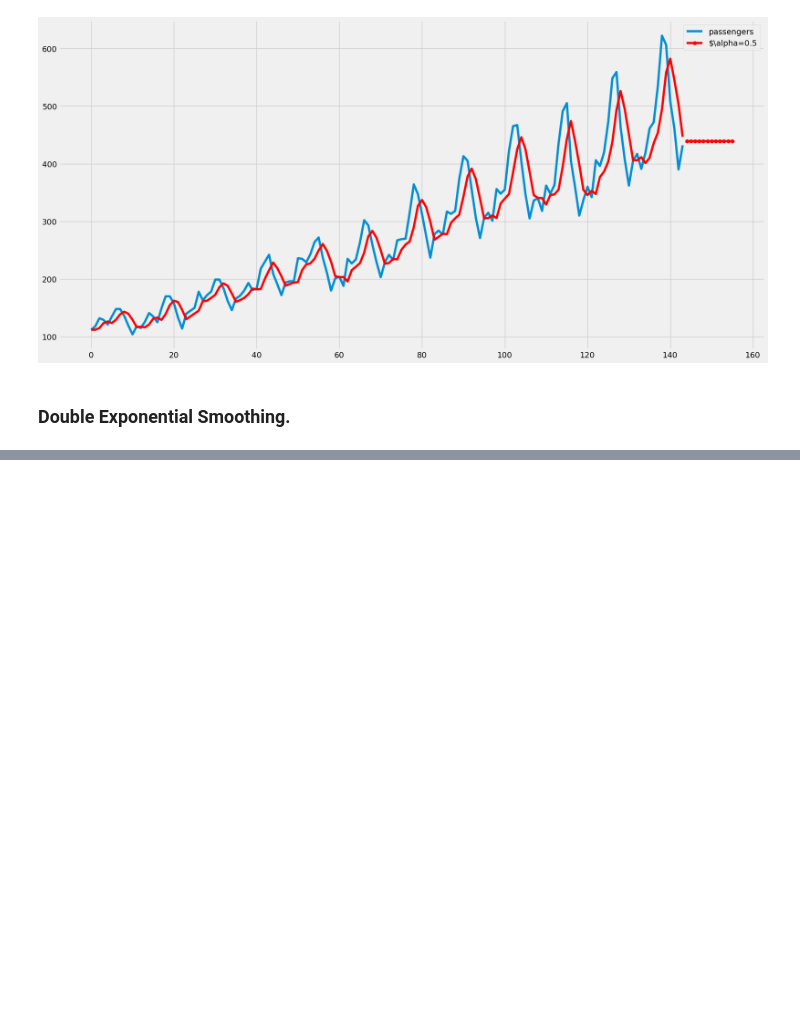
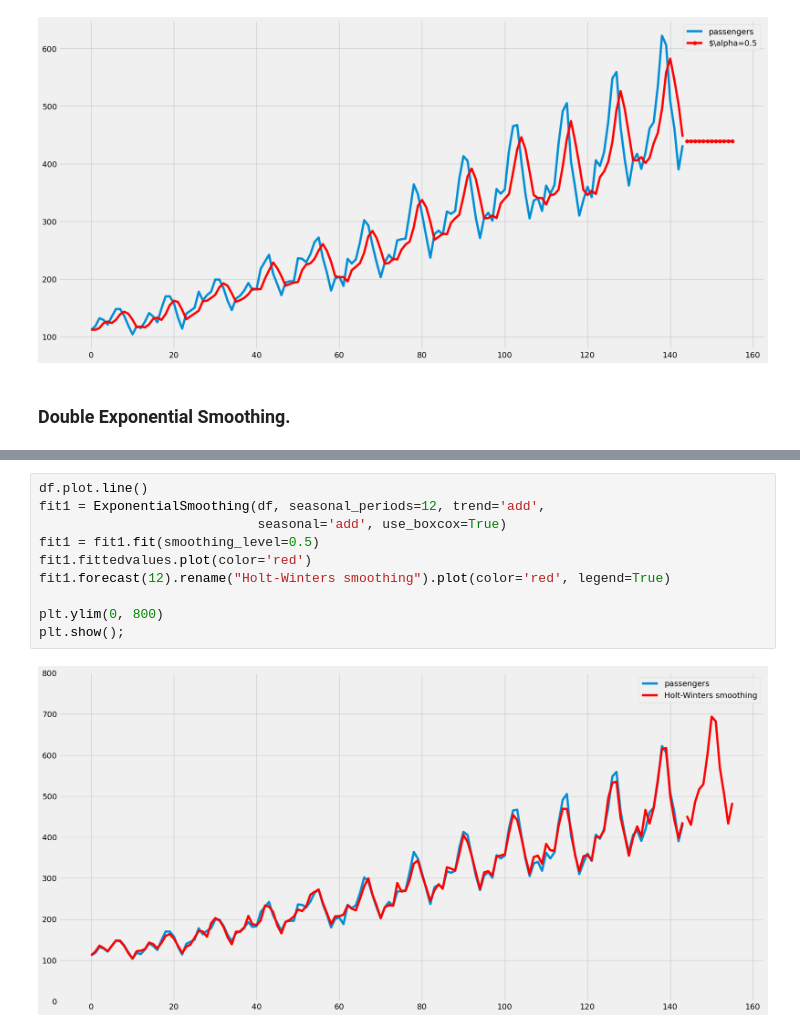
Before and after one commit to bachaudhry/time_series, a Jupyter notebook: ts_with_k/02_Smoothing_Methods.ipynb, the cells around one changed output, grey strips where cells are left out. Drawn from its saved outputs; the diff is of its cells as text; blank space fills up the shorter version.

```diff
--- a/ts_with_k/02_Smoothing_Methods.ipynb
+++ b/ts_with_k/02_Smoothing_Methods.ipynb
@@ -89,0 +126,12 @@ plt.show()
+# %%
+df.plot.line()
+fit1 = ExponentialSmoothing(df, seasonal_periods=12, trend='add',
+                            seasonal='add', use_boxcox=True)
+fit1 = fit1.fit(smoothing_level=0.5)
+fit1.fittedvalues.plot(color='red')
+fit1.forecast(12).rename("Holt-Winters smoothing").plot(color='red', legend=True)
+
+plt.ylim(0, 800)
+plt.show();
+# %% [output]
+[figure, added]
```
Also changed, not shown: parts of 6 cells of this notebook.
